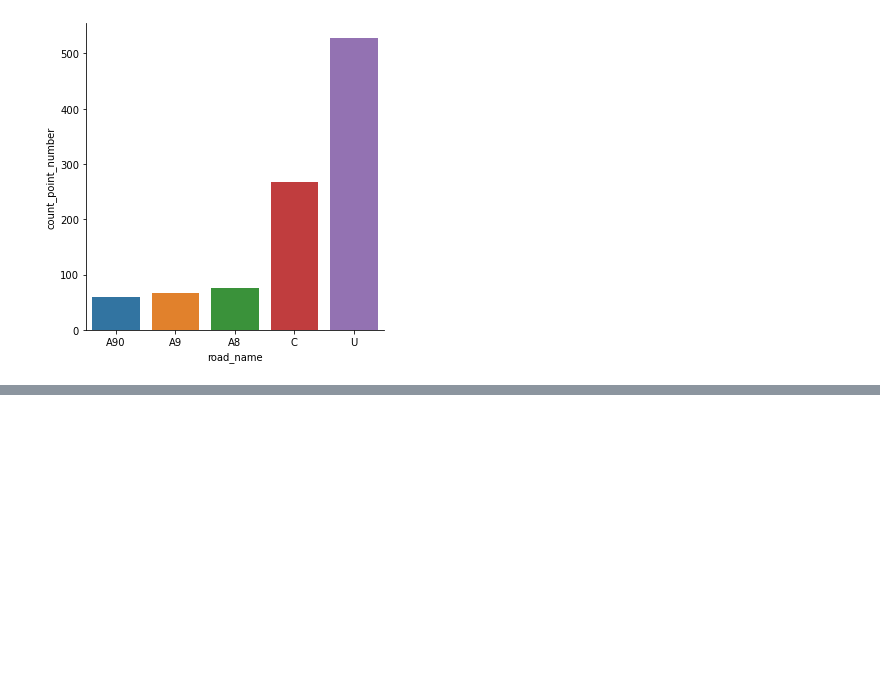
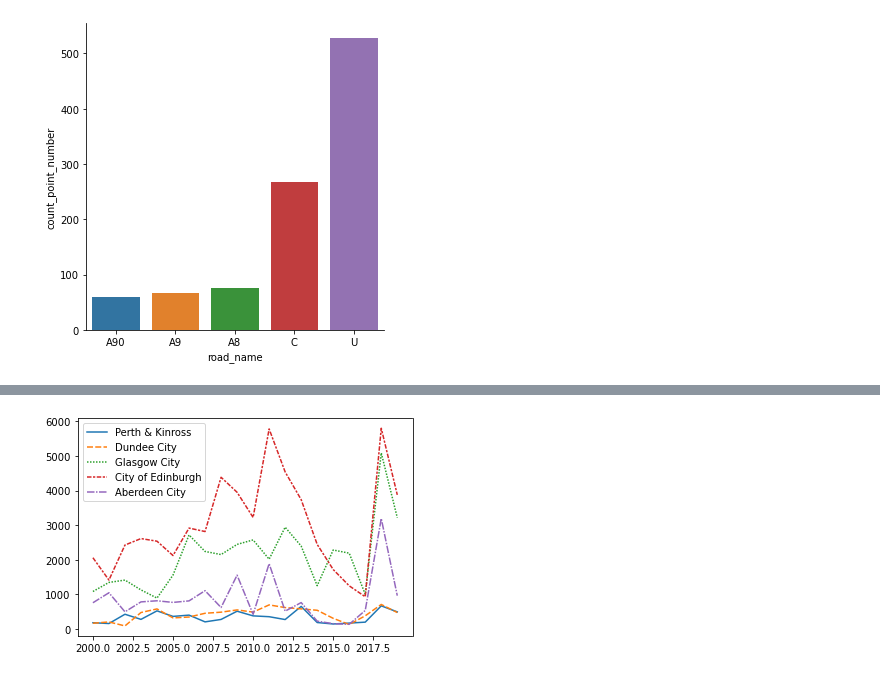
Before and after one commit to chiclez/pp-project-2, a Jupyter notebook: group 1.ipynb, the cells around one changed output, grey strips where cells are left out. Saved outputs shown, nothing was run; the diff lists cells and outputs as text; code cells hidden in the pictures; blank space fills up the shorter version.

```diff
--- a/group 1.ipynb
+++ b/group 1.ipynb
@@ -50,0 +125,12 @@ The five longest roads are:
+# %%
+#the trend of bikes usage over the 20 years
+
+#calculate the sum of bikes used in each authority each year
+bike_usage = df.pivot_table(index='year', columns='local_authority_name',
+                            values='pedal_cycles', aggfunc=pd.Series.sum)
+
+auth_bikes = [bike_usage['Perth & Kinross'],bike_usage['Dundee City'],bike_usage['Glasgow City'],bike_usage['City of Edinburgh'],bike_usage['Aberdeen City']]
+
+bs = sns.lineplot(data=auth_bikes)
+# %% [output]
+[figure, added]
```
Also changed, not shown: parts of 3 cells of this notebook.
